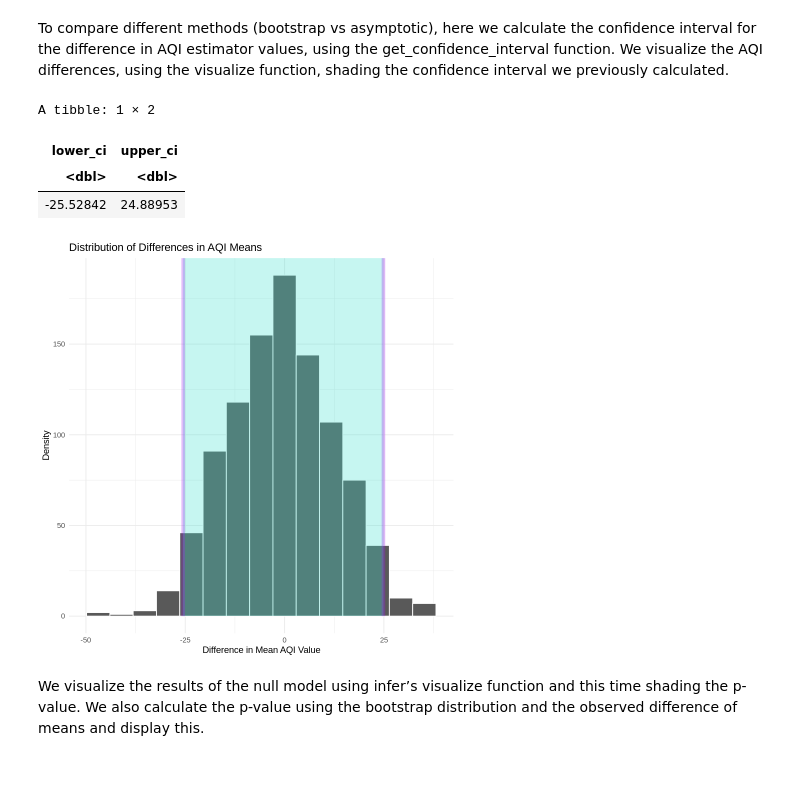
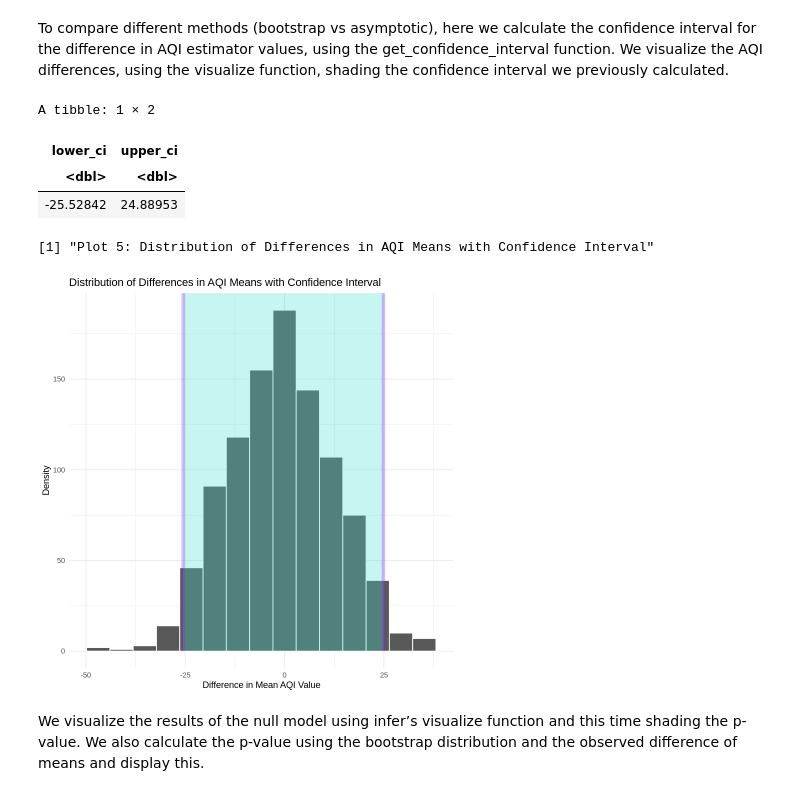
Before and after one commit to ZackYe42/STAT201-G11-Project, a Jupyter notebook: Group11-Project.ipynb, the cells around one changed output. Saved outputs shown, nothing was run; the diff lists cells and outputs as text; code cells hidden in the pictures.

Commit message:
Plot titles added

```diff
--- a/Group11-Project.ipynb
+++ b/Group11-Project.ipynb
@@ -491,34 +491,37 @@ To compare different methods (bootstrap vs asymptotic), here we calculate the co
 # %%
 # Calculate the confidence interval for AQI differences
 aqi_confidence_interval <- null_model_aqi %>%
     get_confidence_interval(level = 0.95)
 
 # Display the calculated confidence interval
 aqi_confidence_interval
 
+print("Plot 5: Distribution of Differences in AQI Means with Confidence Interval")
+
 # Visualize the results of the null model for AQI differences
 aqi_confidence_plot <- null_model_aqi %>%
     visualize() +
     theme_minimal() +                # Set a clean and minimal theme
     labs(
-        title = "Distribution of Differences in AQI Means",
+        title = "Distribution of Differences in AQI Means with Confidence Interval",
         x = "Difference in Mean AQI Value",
         y = "Density"
     ) +
     shade_confidence_interval(
         color = "purple",             # Choose a color for the shaded region
         alpha = 0.3,                   # Adjust transparency of the shaded region
         endpoints = aqi_confidence_interval  # Use calculated confidence interval endpoints
     )
 
 # Display the improved plot
 aqi_confidence_plot
 # %% [output]
 A tibble: 1 × 2
 | lower_ci | upper_ci |
 | <dbl> | <dbl> |
 | -25.52842 | 24.88953 |
+[1] "Plot 5: Distribution of Differences in AQI Means with Confidence Interval"
-[figure, old version]
+[figure, new version]
 # %% [markdown]
 We visualize the results of the null model using infer’s visualize function and this time shading the p-value. We also calculate the p-value using the bootstrap distribution and the observed difference of means and display this.
 # %%
```
Also changed, not shown: parts of 3 cells of this notebook.
